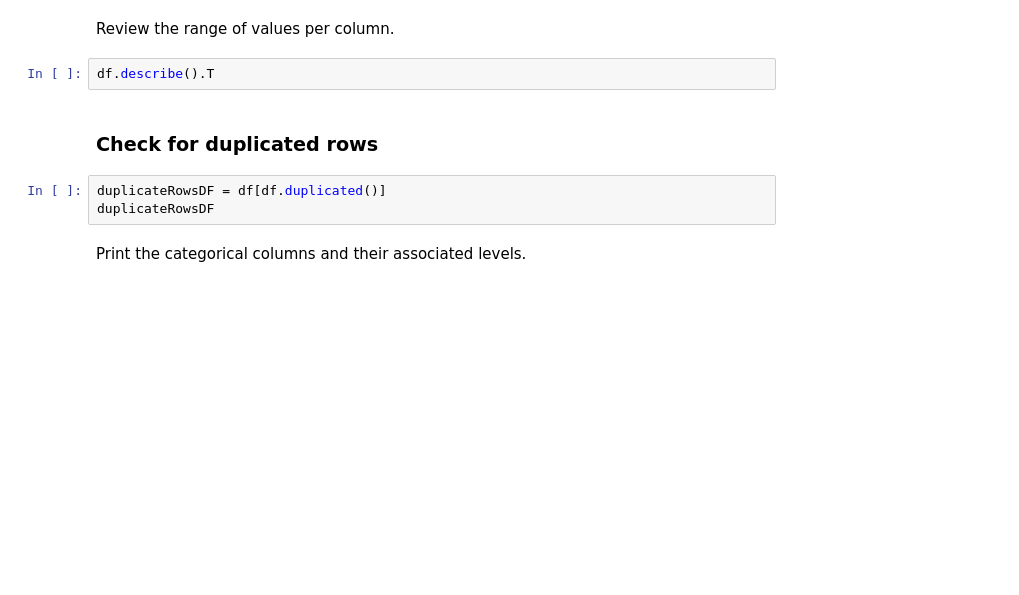
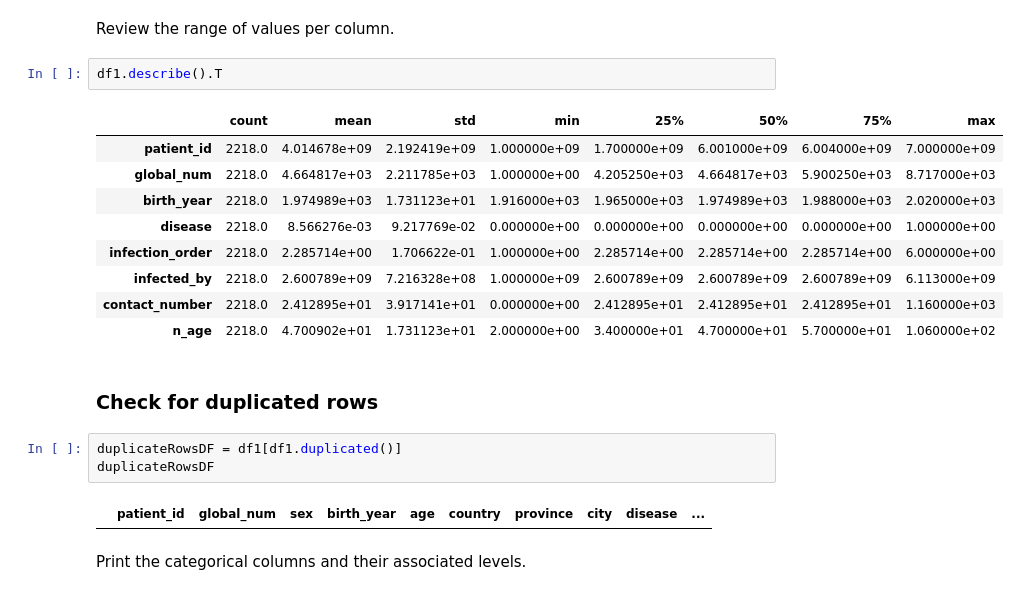
Before and after one commit to vishrast/Random-Forest-Case-Study, a Jupyter notebook: RandomForest_casestudy_covid19.ipynb, the cells around one changed output. Drawn from its saved outputs; the diff is of its cells as text; blank space fills up the shorter version.

```diff
--- a/RandomForest_casestudy_covid19.ipynb
+++ b/RandomForest_casestudy_covid19.ipynb
@@ -237,12 +349,24 @@ print(df.nunique()/df.shape[0])
 # %% [markdown]
 Review the range of values per column.
 # %%
-df.describe().T
+df1.describe().T
+# %% [output]
+|  | count | mean | std | min | 25% | 50% | 75% | max |
+| patient_id | 2218.0 | 4.014678e+09 | 2.192419e+09 | 1.000000e+09 | 1.700000e+09 | 6.001000e+09 | 6.004000e+09 | 7.000000e+09 |
+| global_num | 2218.0 | 4.664817e+03 | 2.211785e+03 | 1.000000e+00 | 4.205250e+03 | 4.664817e+03 | 5.900250e+03 | 8.717000e+03 |
+| birth_year | 2218.0 | 1.974989e+03 | 1.731123e+01 | 1.916000e+03 | 1.965000e+03 | 1.974989e+03 | 1.988000e+03 | 2.020000e+03 |
+| disease | 2218.0 | 8.566276e-03 | 9.217769e-02 | 0.000000e+00 | 0.000000e+00 | 0.000000e+00 | 0.000000e+00 | 1.000000e+00 |
+| infection_order | 2218.0 | 2.285714e+00 | 1.706622e-01 | 1.000000e+00 | 2.285714e+00 | 2.285714e+00 | 2.285714e+00 | 6.000000e+00 |
+| infected_by | 2218.0 | 2.600789e+09 | 7.216328e+08 | 1.000000e+09 | 2.600789e+09 | 2.600789e+09 | 2.600789e+09 | 6.113000e+09 |
+| contact_number | 2218.0 | 2.412895e+01 | 3.917141e+01 | 0.000000e+00 | 2.412895e+01 | 2.412895e+01 | 2.412895e+01 | 1.160000e+03 |
+| n_age | 2218.0 | 4.700902e+01 | 1.731123e+01 | 2.000000e+00 | 3.400000e+01 | 4.700000e+01 | 5.700000e+01 | 1.060000e+02 |
 # %% [markdown]
 ### Check for duplicated rows
 # %%
-duplicateRowsDF = df[df.duplicated()]
+duplicateRowsDF = df1[df1.duplicated()]
 duplicateRowsDF
+# %% [output]
+|  | patient_id | global_num | sex | birth_year | age | country | province | city | disease | ... |
 # %% [markdown]
 Print the categorical columns and their associated levels.
 # %%
```
Also changed, not shown: parts of 13 cells of this notebook.
